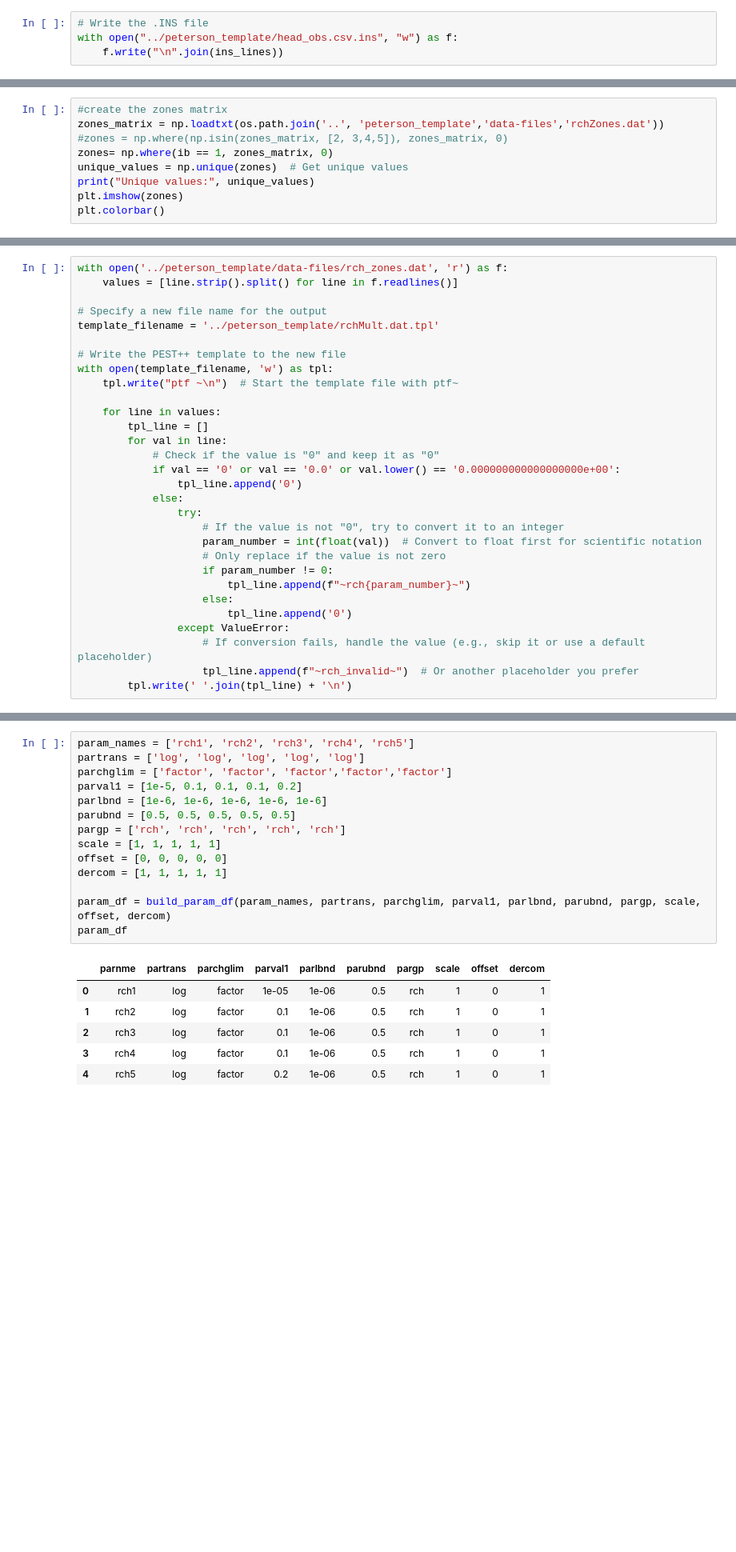
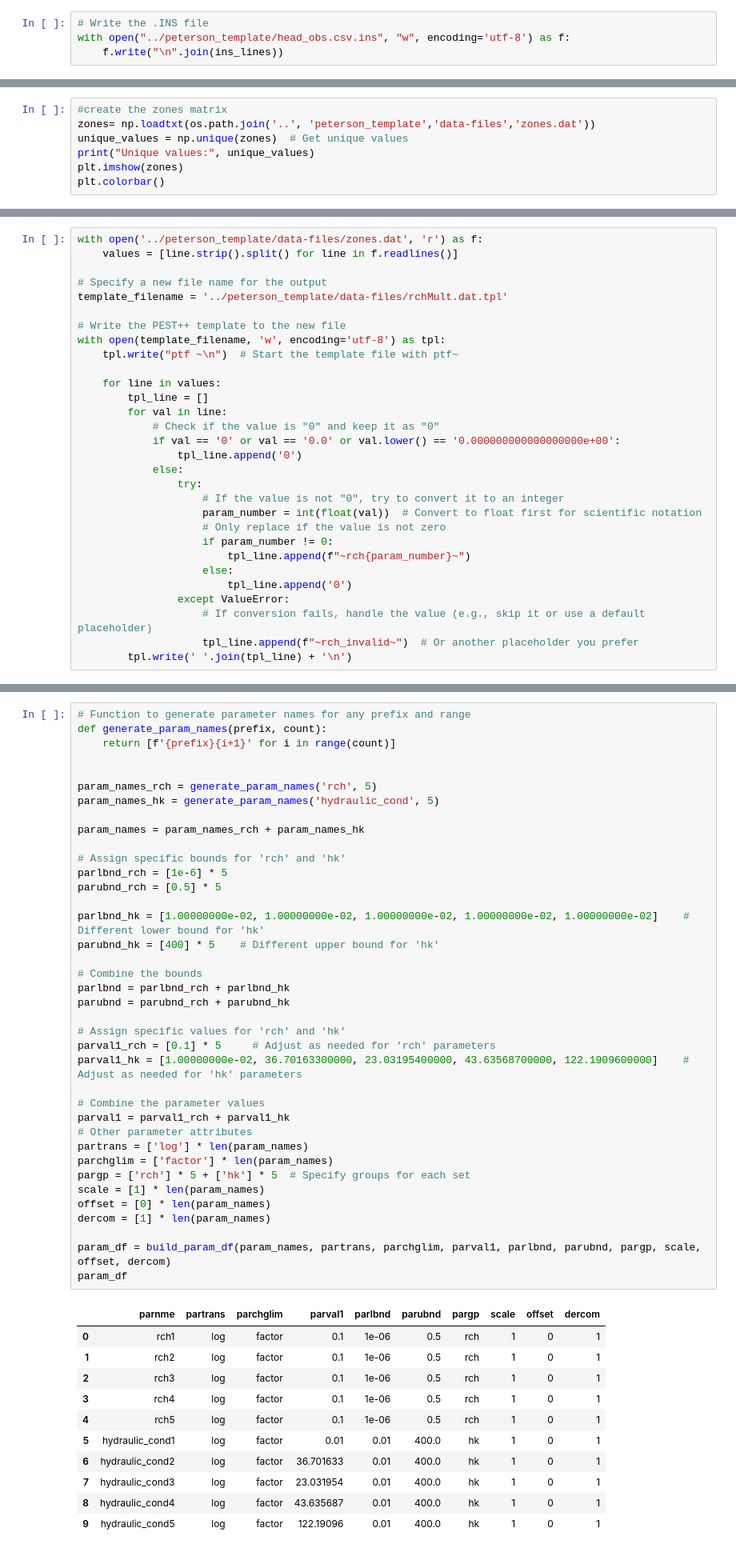
Before and after one commit to jackplogan33/peterson-modflow, a Jupyter notebook: notebooks/02-rch-calibration.ipynb, the cells around one changed output, grey strips where cells are left out. Shown: that part at 80% size. Cells and saved outputs as stored; diff of their text form; blank space fills up the shorter version.

```diff
--- a/notebooks/02-rch-calibration.ipynb
+++ b/notebooks/02-rch-calibration.ipynb
@@ -194,7 +198,7 @@ for time, group in obs_long.groupby("time"):
     ins_lines.append(ins_line.strip(", "))  # Remove trailing comma after the last well
 # %%
 # Write the .INS file
-with open("../peterson_template/head_obs.csv.ins", "w") as f:
+with open("../peterson_template/head_obs.csv.ins", "w", encoding='utf-8') as f:
     f.write("\n".join(ins_lines))
 # %%
 [f for f in os.listdir(template_ws) if f.endswith(".ins")]
@@ -258,9 +262,7 @@ obs_data_df.to_csv('../peterson_template/peterson.obs_data.csv', index=False)
 ib = gwf.dis.idomain.array[0]
 # %%
 #create the zones matrix
-zones_matrix = np.loadtxt(os.path.join('..', 'peterson_template','data-files','rchZones.dat'))
-#zones = np.where(np.isin(zones_matrix, [2, 3,4,5]), zones_matrix, 0)
-zones= np.where(ib == 1, zones_matrix, 0)
+zones= np.loadtxt(os.path.join('..', 'peterson_template','data-files','zones.dat'))
 unique_values = np.unique(zones)  # Get unique values
 print("Unique values:", unique_values)
 plt.imshow(zones)
@@ -275,12 +274,12 @@ np.savetxt(os.path.join('..', 'peterson_template', 'data-files', 'rch_zones.dat'
 # %%
-with open('../peterson_template/data-files/rch_zones.dat', 'r') as f:
+with open('../peterson_template/data-files/zones.dat', 'r') as f:
     values = [line.strip().split() for line in f.readlines()]
 
 # Specify a new file name for the output
-template_filename = '../peterson_template/rchMult.dat.tpl'
+template_filename = '../peterson_template/data-files/rchMult.dat.tpl'
 
 # Write the PEST++ template to the new file
-with open(template_filename, 'w') as tpl:
+with open(template_filename, 'w', encoding='utf-8') as tpl:
     tpl.write("ptf ~\n")  # Start the template file with ptf~
 
     for line in values:
@@ -432,25 +462,54 @@ def build_param_df(param_names, partrans, parchglim, parval1, parlbnd, parubnd,
 
     return param_df
 # %%
-param_names = ['rch1', 'rch2', 'rch3', 'rch4', 'rch5']
-partrans = ['log', 'log', 'log', 'log', 'log']
-parchglim = ['factor', 'factor', 'factor','factor','factor']
-parval1 = [1e-5, 0.1, 0.1, 0.1, 0.2]
-parlbnd = [1e-6, 1e-6, 1e-6, 1e-6, 1e-6]
-parubnd = [0.5, 0.5, 0.5, 0.5, 0.5]
-pargp = ['rch', 'rch', 'rch', 'rch', 'rch']
-scale = [1, 1, 1, 1, 1]
-offset = [0, 0, 0, 0, 0]
-dercom = [1, 1, 1, 1, 1]
+# Function to generate parameter names for any prefix and range
+def generate_param_names(prefix, count):
+    return [f'{prefix}{i+1}' for i in range(count)]
+
+
+param_names_rch = generate_param_names('rch', 5)
+param_names_hk = generate_param_names('hydraulic_cond', 5)
+
+param_names = param_names_rch + param_names_hk
+
+# Assign specific bounds for 'rch' and 'hk'
+parlbnd_rch = [1e-6] * 5
+parubnd_rch = [0.5] * 5
+
+parlbnd_hk = [1.00000000e-02, 1.00000000e-02, 1.00000000e-02, 1.00000000e-02, 1.00000000e-02]    # Different lower bound for 'hk'
+parubnd_hk = [400] * 5    # Different upper bound for 'hk'
+
+# Combine the bounds
+parlbnd = parlbnd_rch + parlbnd_hk
+parubnd = parubnd_rch + parubnd_hk
+
+# Assign specific values for 'rch' and 'hk'
+parval1_rch = [0.1] * 5     # Adjust as needed for 'rch' parameters
+parval1_hk = [1.00000000e-02, 36.70163300000, 23.03195400000, 43.63568700000, 122.1909600000]    # Adjust as needed for 'hk' parameters
+
+# Combine the parameter values
+parval1 = parval1_rch + parval1_hk
+# Other parameter attributes
+partrans = ['log'] * len(param_names)
+parchglim = ['factor'] * len(param_names)
+pargp = ['rch'] * 5 + ['hk'] * 5  # Specify groups for each set
+scale = [1] * len(param_names)
+offset = [0] * len(param_names)
+dercom = [1] * len(param_names)
 
 param_df = build_param_df(param_names, partrans, parchglim, parval1, parlbnd, parubnd, pargp, scale, offset, dercom)
 param_df
 # %% [output]
 |  | parnme | partrans | parchglim | parval1 | parlbnd | parubnd | pargp | scale | offset | dercom |
-| 0 | rch1 | log | factor | 1e-05 | 1e-06 | 0.5 | rch | 1 | 0 | 1 |
+| 0 | rch1 | log | factor | 0.1 | 1e-06 | 0.5 | rch | 1 | 0 | 1 |
 | 1 | rch2 | log | factor | 0.1 | 1e-06 | 0.5 | rch | 1 | 0 | 1 |
 | 2 | rch3 | log | factor | 0.1 | 1e-06 | 0.5 | rch | 1 | 0 | 1 |
 | 3 | rch4 | log | factor | 0.1 | 1e-06 | 0.5 | rch | 1 | 0 | 1 |
-| 4 | rch5 | log | factor | 0.2 | 1e-06 | 0.5 | rch | 1 | 0 | 1 |
+| 4 | rch5 | log | factor | 0.1 | 1e-06 | 0.5 | rch | 1 | 0 | 1 |
+| 5 | hydraulic_cond1 | log | factor | 0.01 | 0.01 | 400.0 | hk | 1 | 0 | 1 |
+| 6 | hydraulic_cond2 | log | factor | 36.701633 | 0.01 | 400.0 | hk | 1 | 0 | 1 |
+| 7 | hydraulic_cond3 | log | factor | 23.031954 | 0.01 | 400.0 | hk | 1 | 0 | 1 |
+| 8 | hydraulic_cond4 | log | factor | 43.635687 | 0.01 | 400.0 | hk | 1 | 0 | 1 |
+| 9 | hydraulic_cond5 | log | factor | 122.19096 | 0.01 | 400.0 | hk | 1 | 0 | 1 |
 # %%
 def write_pest_version2_control_file(file_path, parameter_group_file, parameter_file, observation_file, model_command, input_file, output_file):
```
Also changed, not shown: parts of 55 cells of this notebook.
